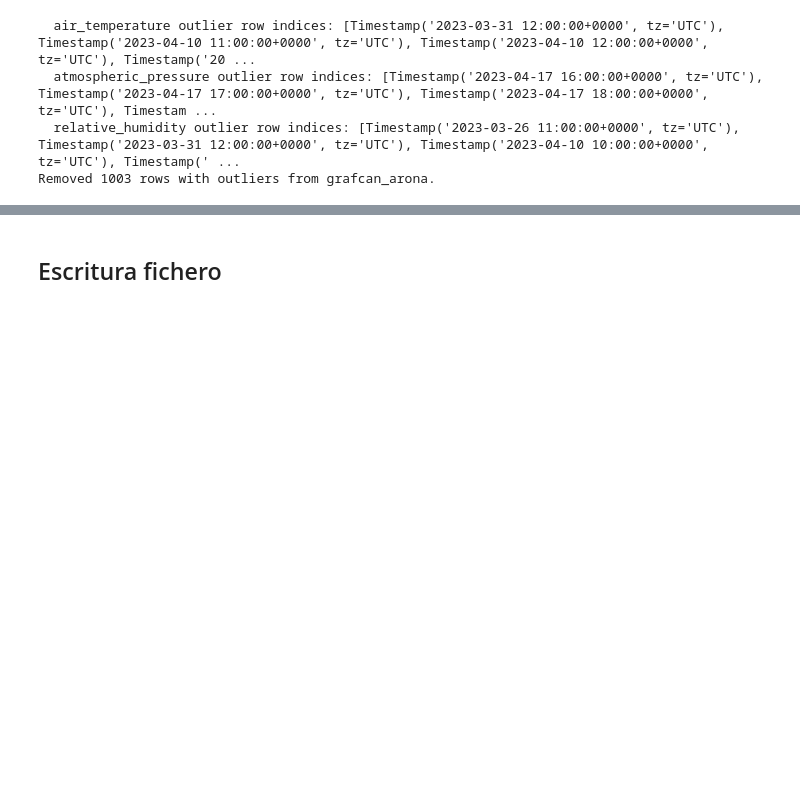
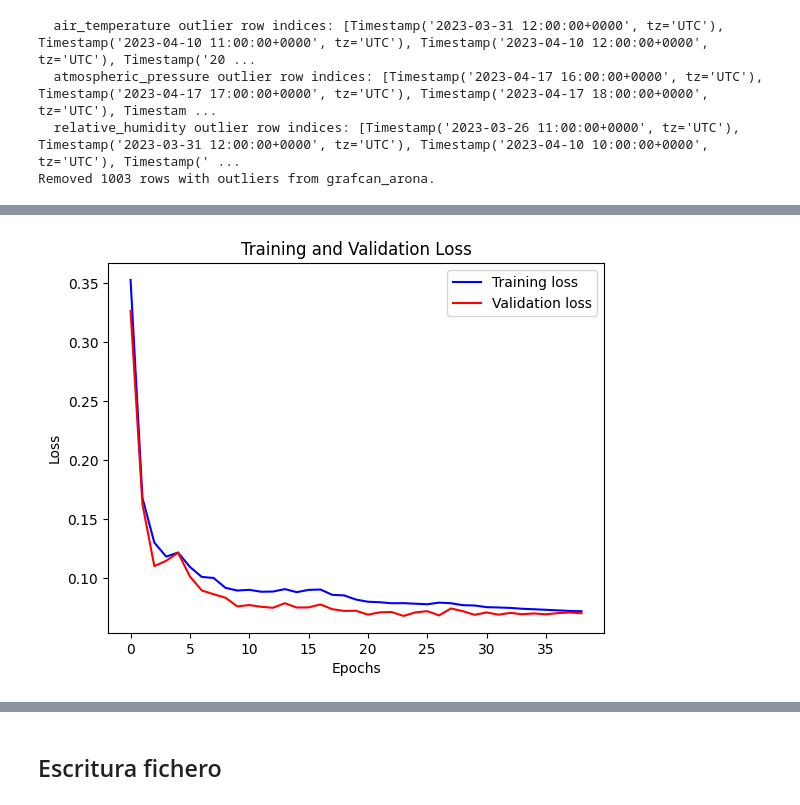
Before and after one commit to jose-r-morera/TFG_Time_Series_Forecast, a Jupyter notebook: tratamiento_datos/analisis_arona.ipynb, the cells around one changed output, grey strips where cells are left out. Saved outputs shown, nothing was run; the diff lists cells and outputs as text; code cells hidden in the pictures; blank space fills up the shorter version.

```diff
--- a/tratamiento_datos/analisis_arona.ipynb
+++ b/tratamiento_datos/analisis_arona.ipynb
@@ -381,0 +587,86 @@ Removed 1003 rows with outliers from grafcan_arona.
+# %%
+############
+# Training #
+epochs = 150
+learning_rate = 0.005
+
+dataset_train = tf.data.Dataset.load("dataset_train")
+dataset_val = tf.data.Dataset.load("dataset_val")
+
+for batch in dataset_train.take(1):
+    inputs, targets = batch
+
+#print("here?")
+
+inputs = keras.layers.Input(shape=(inputs.shape[1], inputs.shape[2]))
+lstm_out = keras.layers.LSTM(28)(inputs)
+
+#lstm_out = keras.layers.Bidirectional(keras.layers.LSTM(64))(inputs)
+
+#lstm_out = keras.layers.Bidirectional(keras.layers.LSTM(16, return_sequences=True))(inputs)
+#lstm_out = keras.layers.Bidirectional(keras.layers.LSTM(16))(lstm_out)
+
+# lstm_out = keras.layers.LSTM(24, return_sequences=True)(inputs)
+# lstm_out = keras.layers.LSTM(32, return_sequences=True)(lstm_out)
+# lstm_out = keras.layers.LSTM(24)(lstm_out)
+
+
+# Ensure the Dense layer outputs the correct shape
+#lstm_out = keras.layers.Dense(16, activation='tanh')(lstm_out)
+output_units = targets.shape[1] * targets.shape[2]  # Flatten output shape
+outputs = keras.layers.Dense(output_units)(lstm_out)
+
+# Reshape to match the target shape
+outputs = keras.layers.Reshape((targets.shape[1], targets.shape[2]))(outputs)
+
+model = keras.Model(inputs=inputs, outputs=outputs)
+model.compile(optimizer=keras.optimizers.Adam(learning_rate=learning_rate), loss="mse")
+model.summary()
+
+path_checkpoint = "model_checkpoint.weights.h5"
+es_callback = keras.callbacks.EarlyStopping(monitor="val_loss", min_delta=0, patience=15)
+
+modelckpt_callback = keras.callbacks.ModelCheckpoint(
+    monitor="val_loss",
+    filepath=path_checkpoint,
+    verbose=1,
+    save_weights_only=True,
+    save_best_only=True,
+)
+
+# Added reduce on plateau
+reduce_lr_callback = tf.keras.callbacks.ReduceLROnPlateau(
+    monitor='val_loss',
+    factor=0.7,         # reduce LR by a factor of 0.5
+    patience=4,         # wait for 5 epochs before reducing
+    verbose=1,
+    min_lr=1e-7
+)
+
+
+history = model.fit(
+    dataset_train,
+    epochs=epochs,
+    validation_data=dataset_val,
+    #callbacks=[es_callback, modelckpt_callback],
+    callbacks=[es_callback, modelckpt_callback, reduce_lr_callback],
+    #callbacks=[modelckpt_callback, reduce_lr_callback],
+
+)
+
+def visualize_loss(history, title):
+    loss = history.history["loss"]
+    val_loss = history.history["val_loss"]
+    epochs = range(len(loss))
+    plt.figure()
+    plt.plot(epochs, loss, "b", label="Training loss")
+    plt.plot(epochs, val_loss, "r", label="Validation loss")
+    plt.title(title)
+    plt.xlabel("Epochs")
+    plt.ylabel("Loss")
+    plt.legend()
+    plt.show()
+
+
+visualize_loss(history, "Training and Validation Loss")
+# %% [output]
@@ -381,0 +706 @@ Removed 1003 rows with outliers from grafcan_arona.
+[figure, added]
```
Also changed, not shown: parts of 13 cells of this notebook, 34 other files.
